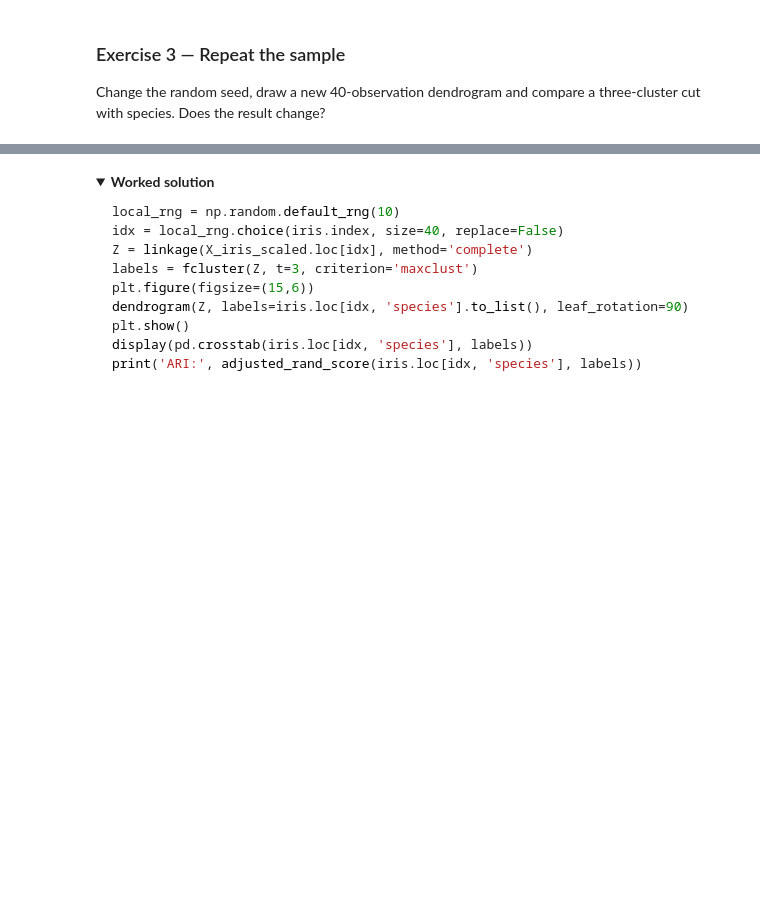
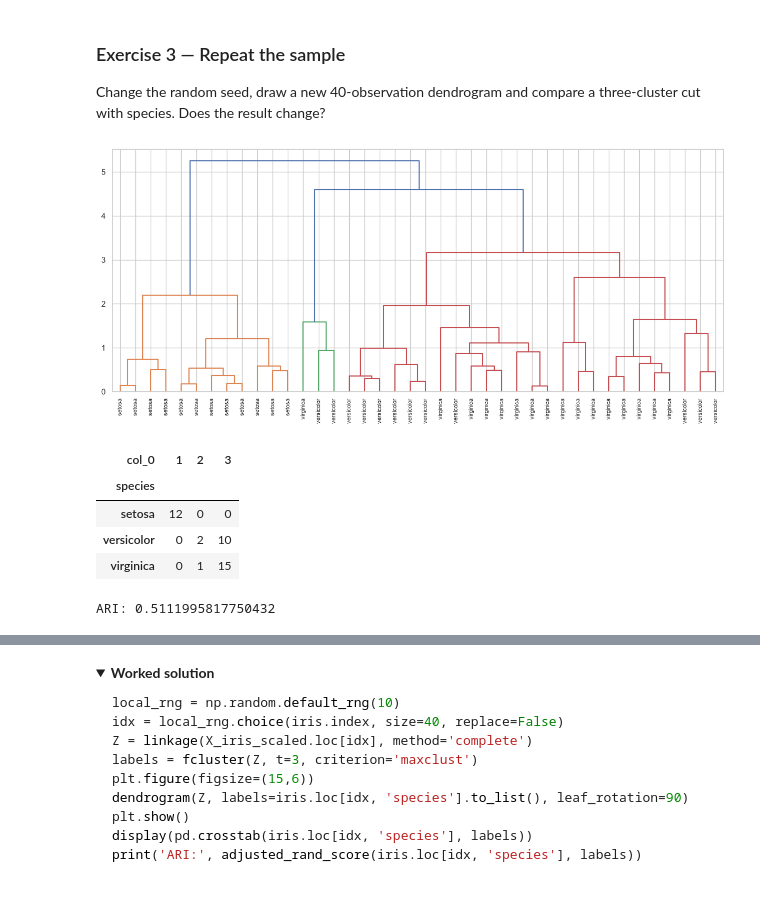
Before and after one commit to GitGud031005/AI-zero2hero-workshop, a Jupyter notebook: Notebooks_local/Day1_Lab3_Clustering.ipynb, the cells around one changed output, grey strips where cells are left out. Saved outputs shown, nothing was run; the diff lists cells and outputs as text; code cells hidden in the pictures; folded sections open; blank space fills up the shorter version.

```diff
--- a/Notebooks_local/Day1_Lab3_Clustering.ipynb
+++ b/Notebooks_local/Day1_Lab3_Clustering.ipynb
@@ -563,4 +635,20 @@ The Adjusted Rand Index compares two partitions without requiring cluster number
 
 Change the random seed, draw a new 40-observation dendrogram and compare a three-cluster cut with species. Does the result change?
 # %%
-# Write your answer here
+local_rng = np.random.default_rng(10)
+idx = local_rng.choice(iris.index, size=40, replace=False)
+Z = linkage(X_iris_scaled.loc[idx], method='complete')
+labels = fcluster(Z, t=3, criterion='maxclust')
+plt.figure(figsize=(15,6))
+dendrogram(Z, labels=iris.loc[idx, 'species'].to_list(), leaf_rotation=90)
+plt.show()
+display(pd.crosstab(iris.loc[idx, 'species'], labels))
+print('ARI:', adjusted_rand_score(iris.loc[idx, 'species'], labels)) # Write your answer here
+# %% [output]
+[figure, added]
+| col_0 | 1 | 2 | 3 |
+| species |  |  |  |
+| setosa | 12 | 0 | 0 |
+| versicolor | 0 | 2 | 10 |
+| virginica | 0 | 1 | 15 |
+ARI: 0.5111995817750432
```
Also changed, not shown: parts of 42 cells of this notebook.
